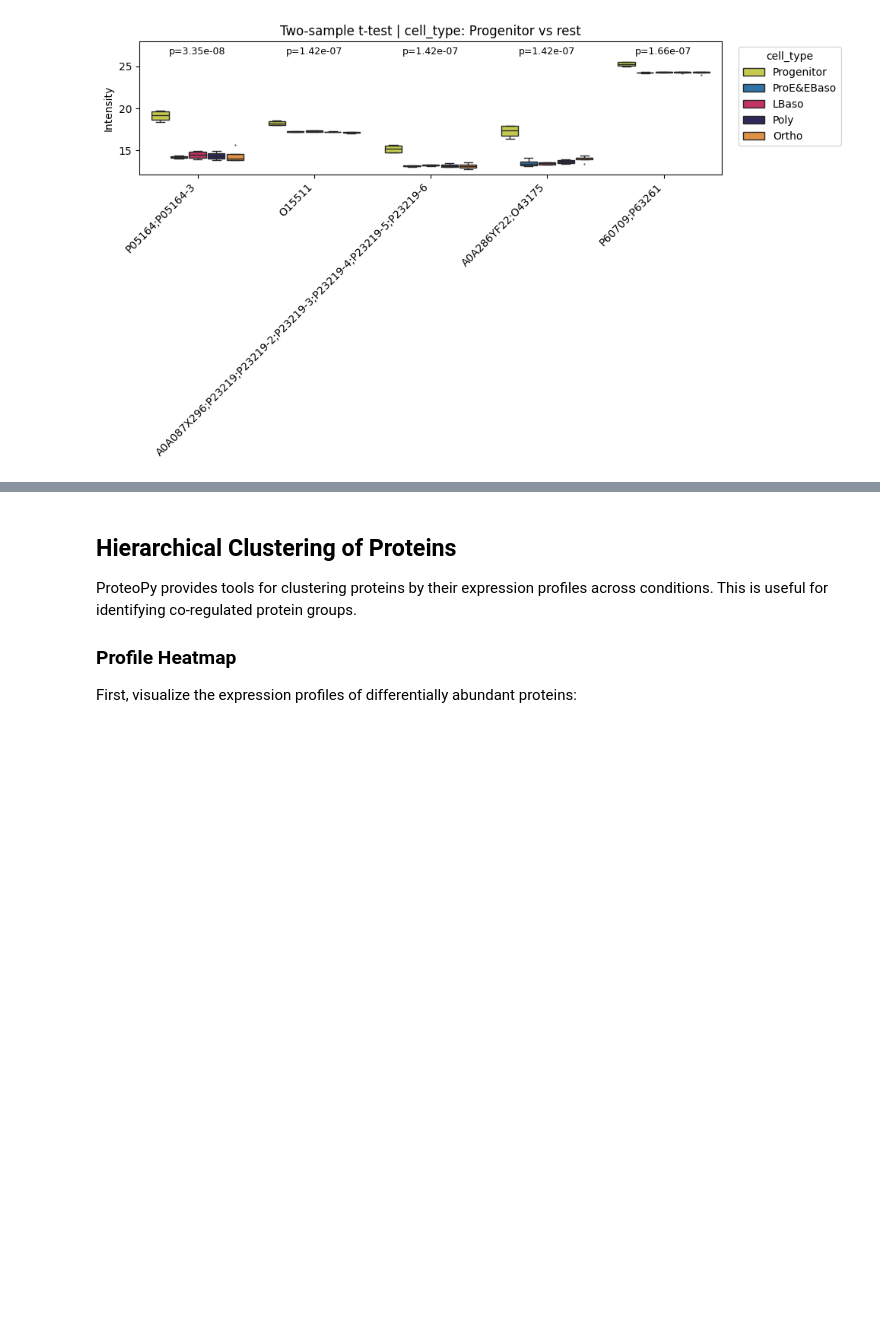
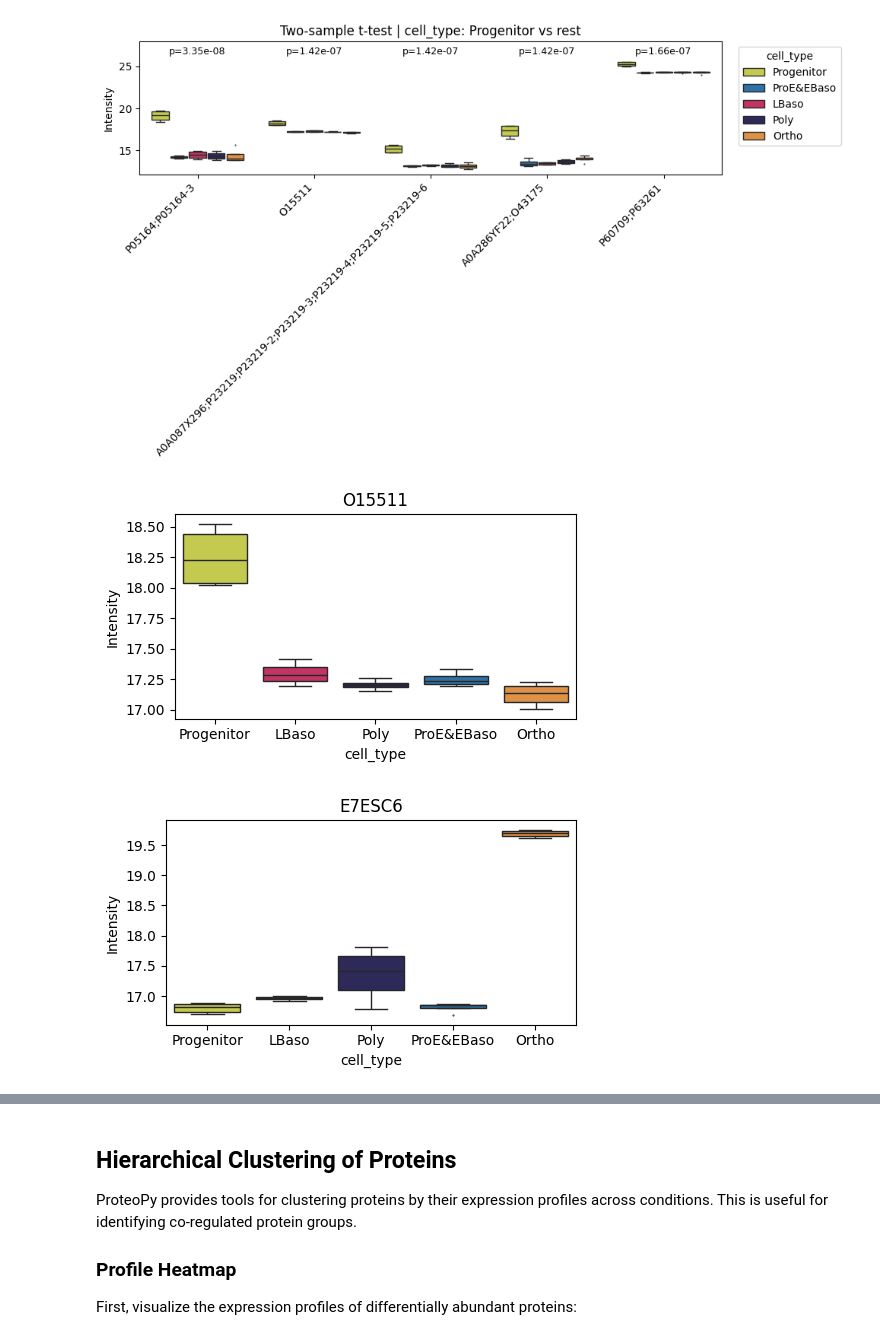
Before and after one commit to UKHD-NP/proteopy, a Jupyter notebook: docs/tutorials/workflow_protein-analysis_karayel-2020.ipynb, the cells around one changed output, grey strips where cells are left out. Saved outputs shown, nothing was run; the diff lists cells and outputs as text; code cells hidden in the pictures; blank space fills up the shorter version.

Commit message:
feature: box plot

```diff
--- a/docs/tutorials/workflow_protein-analysis_karayel-2020.ipynb
+++ b/docs/tutorials/workflow_protein-analysis_karayel-2020.ipynb
@@ -630,6 +630,19 @@ pr.pl.differential_abundance_box(
     )
 # %% [output]
 [figure]
+# %%
+# Box plot for a specific protein of interest
+pr.pl.box(
+    adata,
+    keys=['O15511', 'E7ESC6'],
+    group_by='cell_type',
+    order=['Progenitor', 'LBaso', 'Poly', 'ProE&EBaso', 'Ortho'],
+    color_scheme=adata.uns['colors_cell_type'],
+    figsize=(5,3),
+    )
+# %% [output]
+[figure, added]
+[figure, added]
 # %%
 # Alternative: use scanpy's violin plot
 sc.pl.violin(
```
Also changed, not shown: parts of 3 cells of this notebook, 2 other files.
